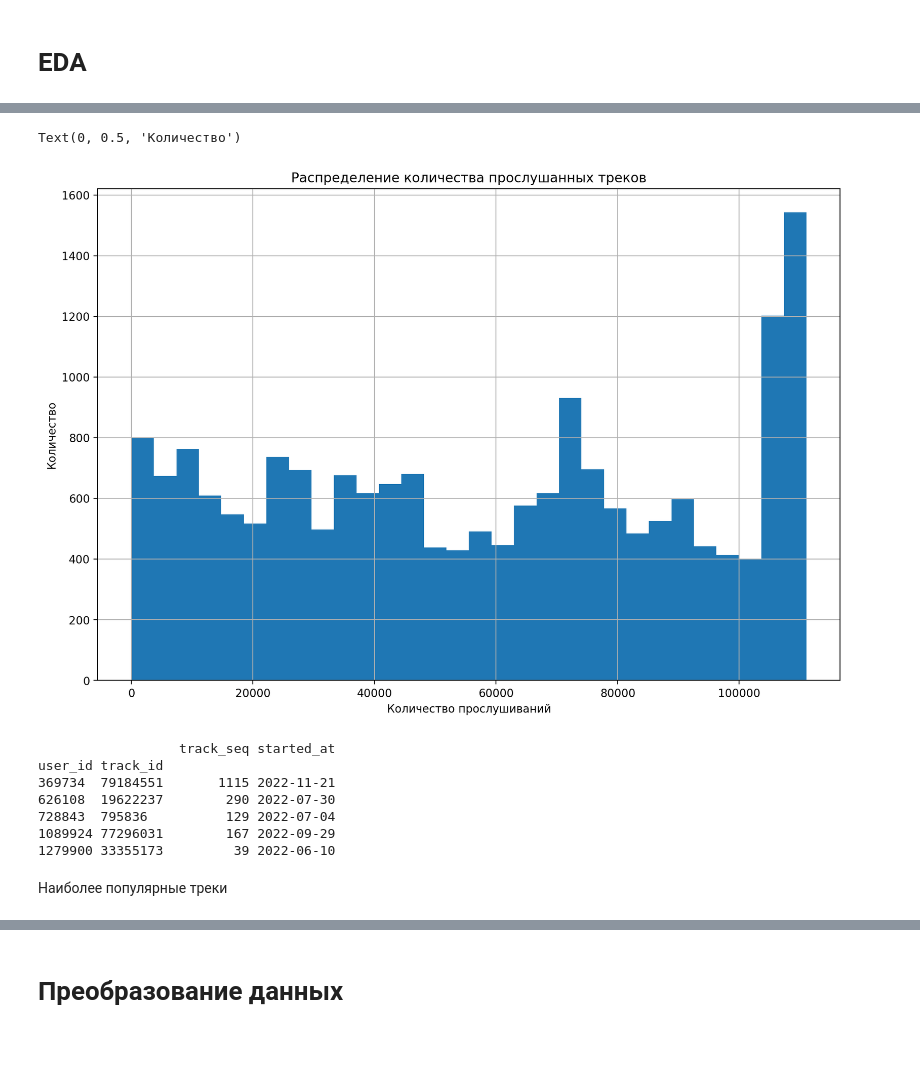
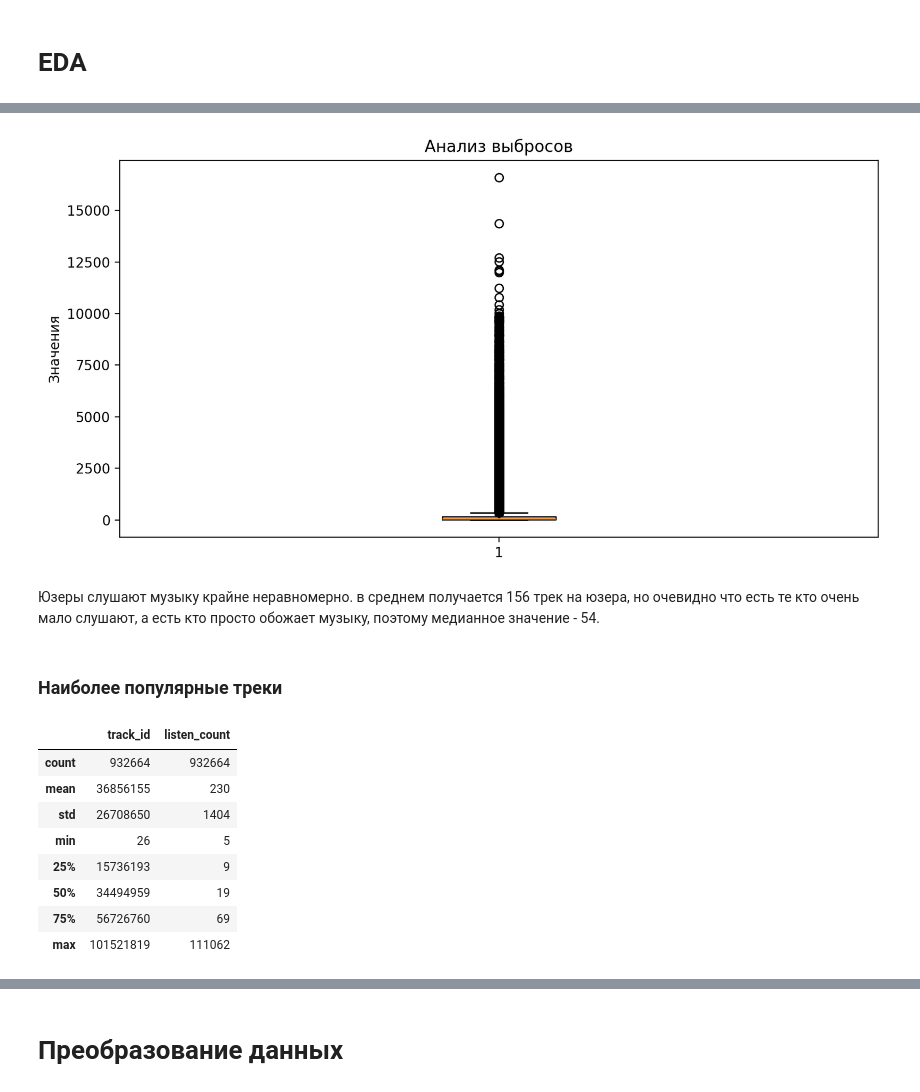
Before and after one commit to NikoMelnikov/mle-recsys-project, a Jupyter notebook: recommendations.ipynb, the cells around one changed output, grey strips where cells are left out. Drawn from its saved outputs; the diff is of its cells as text; code cells hidden in the pictures; blank space fills up the shorter version.

```diff
--- a/recommendations.ipynb
+++ b/recommendations.ipynb
@@ -417,8 +502,0 @@ track_counts.boxplot(column = 'listen_count');
-# %%
-fig, ax = plt.subplots(figsize=(12, 8))
-ax = track_counts['track_id'].plot(kind='hist', bins=30, range=(5,111062), title='Распределение количества прослушанных треков', grid=True)
-ax.set_xlabel('Количество прослушиваний')
-ax.set_ylabel('Количество')
-# %% [output]
-Text(0, 0.5, 'Количество')
-[figure, removed]
@@ -429,13 +503,26 @@ sorted_tracks = track_counts.sort_values(by='listen_count', ascending=False)
-# %%
-# оценка взаимодействия пользователей с трекаками
-print(interactions[["user_id", "track_id", "track_seq", "started_at"]].sample(5).sort_values("user_id").set_index(["user_id", "track_id"]))
-# %% [output]
-                  track_seq started_at
-user_id track_id
-369734  79184551       1115 2022-11-21
-626108  19622237        290 2022-07-30
-728843  795836          129 2022-07-04
-1089924 77296031        167 2022-09-29
-1279900 33355173         39 2022-06-10
+# %%
+plt.boxplot(user_share_per_track)
+plt.ylabel('Значения')
+plt.title('Анализ выбросов')
+plt.show()
+# %% [output]
+[figure, added]
+# %% [markdown]
+Юзеры слушают музыку крайне неравномерно. в среднем получается 156 трек на юзера, но очевидно что есть те кто очень мало слушают, а есть кто просто обожает музыку, поэтому медианное значение - 54.
 # %% [markdown]
-Наиболее популярные треки
+### Наиболее популярные треки
+# %%
+# Распределение количества прослушанных треков, как часто прослушивают тот или иной трек.
+track_counts = interactions['track_id'].value_counts().reset_index()
+track_counts.columns = ['track_id', 'listen_count']
+track_counts.describe().astype('int')
+# %% [output]
+|  | track_id | listen_count |
+| count | 932664 | 932664 |
+| mean | 36856155 | 230 |
+| std | 26708650 | 1404 |
+| min | 26 | 5 |
+| 25% | 15736193 | 9 |
+| 50% | 34494959 | 19 |
+| 75% | 56726760 | 69 |
+| max | 101521819 | 111062 |
```
Also changed, not shown: parts of 123 cells of this notebook, 1 other file.
